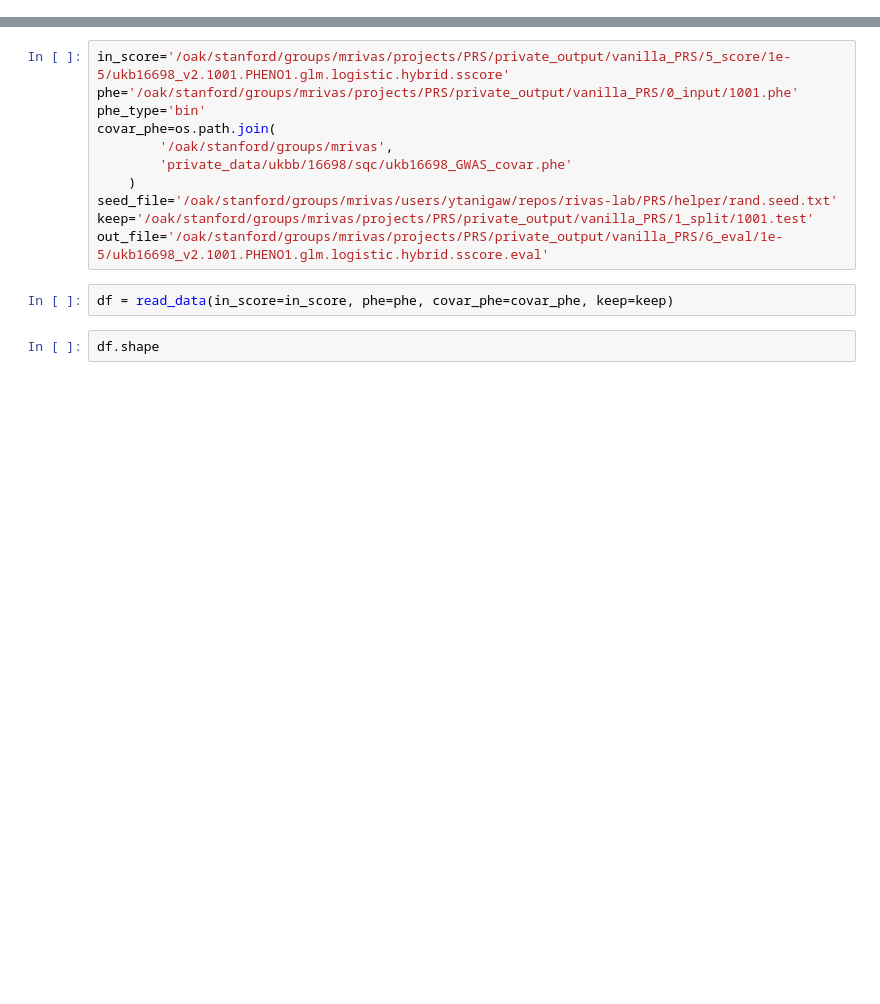
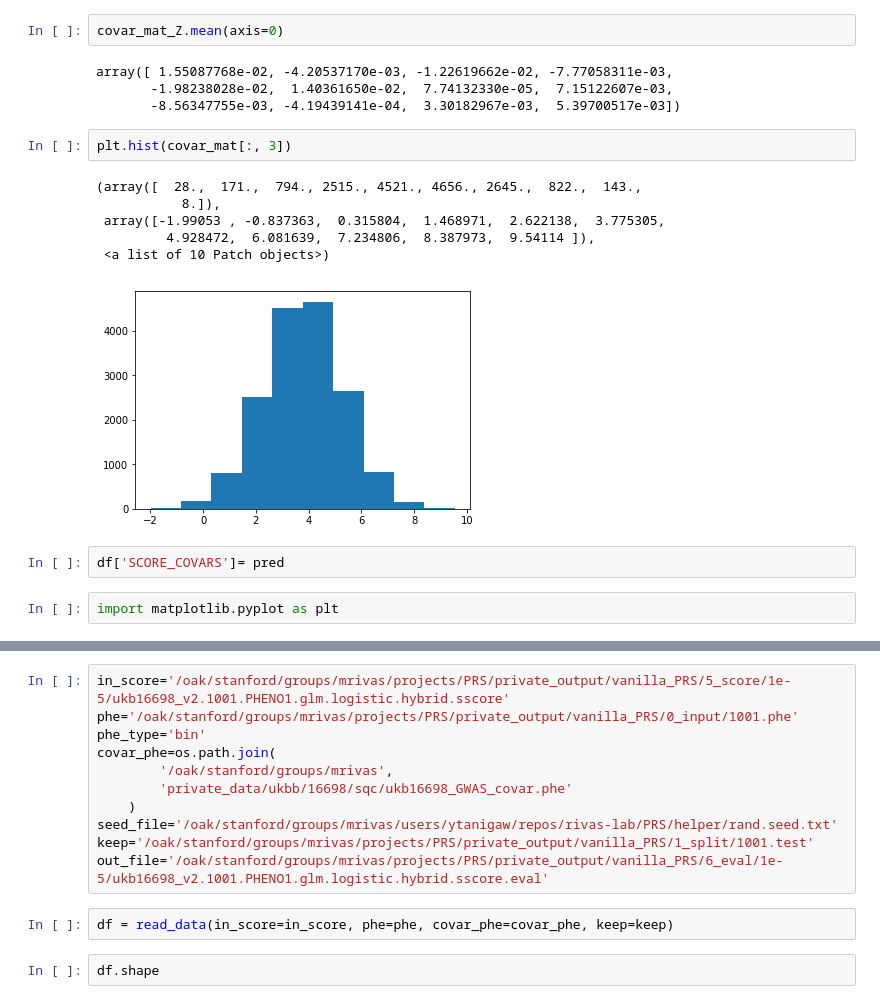
Before and after one commit to rivas-lab/PRS, a Jupyter notebook: notebook/r2computation.ipynb, the cells around one changed output, grey strips where cells are left out. Saved outputs shown, nothing was run; the diff lists cells and outputs as text; blank space fills up the shorter version.

```diff
--- a/notebook/r2computation.ipynb
+++ b/notebook/r2computation.ipynb
@@ -60,0 +231,19 @@ def read_data(in_score, phe, covar_phe, keep=None):
+# %%
+covar_mat_Z.mean(axis=0)
+# %% [output]
+array([ 1.55087768e-02, -4.20537170e-03, -1.22619662e-02, -7.77058311e-03,
+       -1.98238028e-02,  1.40361650e-02,  7.74132330e-05,  7.15122607e-03,
+       -8.56347755e-03, -4.19439141e-04,  3.30182967e-03,  5.39700517e-03])
+# %%
+plt.hist(covar_mat[:, 3])
+# %% [output]
+(array([  28.,  171.,  794., 2515., 4521., 4656., 2645.,  822.,  143.,
+           8.]),
+ array([-1.99053 , -0.837363,  0.315804,  1.468971,  2.622138,  3.775305,
+         4.928472,  6.081639,  7.234806,  8.387973,  9.54114 ]),
+ <a list of 10 Patch objects>)
+[figure, added]
+# %%
+df['SCORE_COVARS']= pred
+# %%
+import matplotlib.pyplot as plt
```
Also changed, not shown: parts of 38 cells of this notebook, 8 other files.
